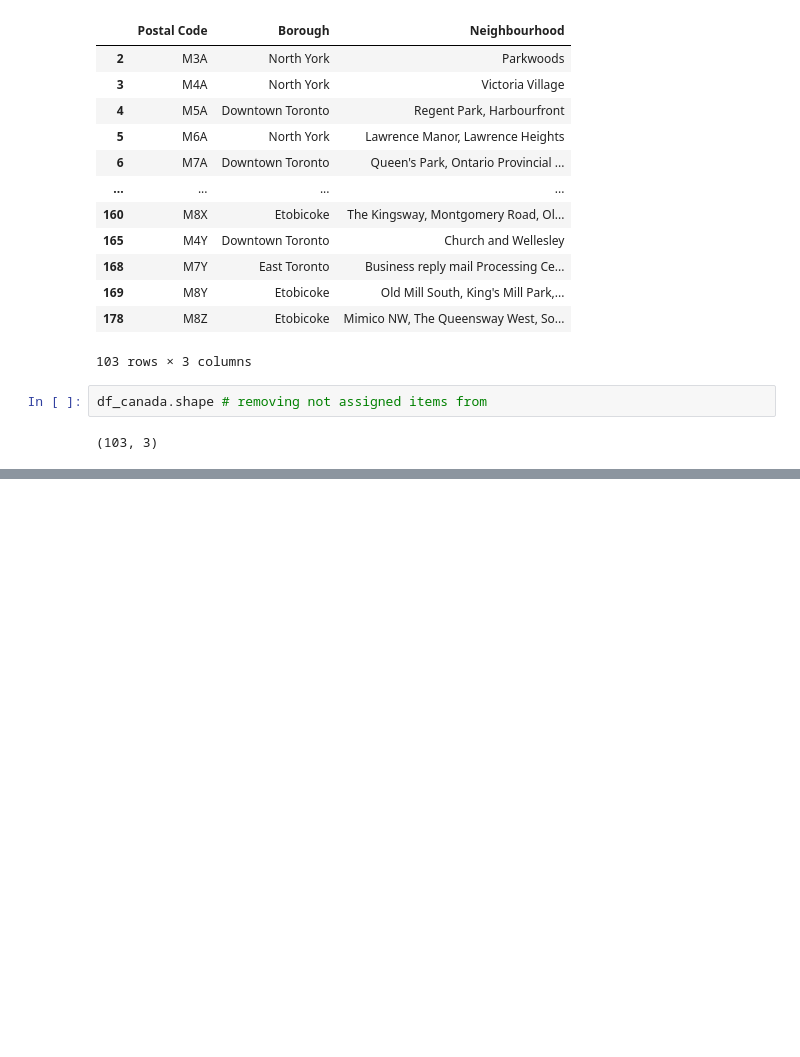
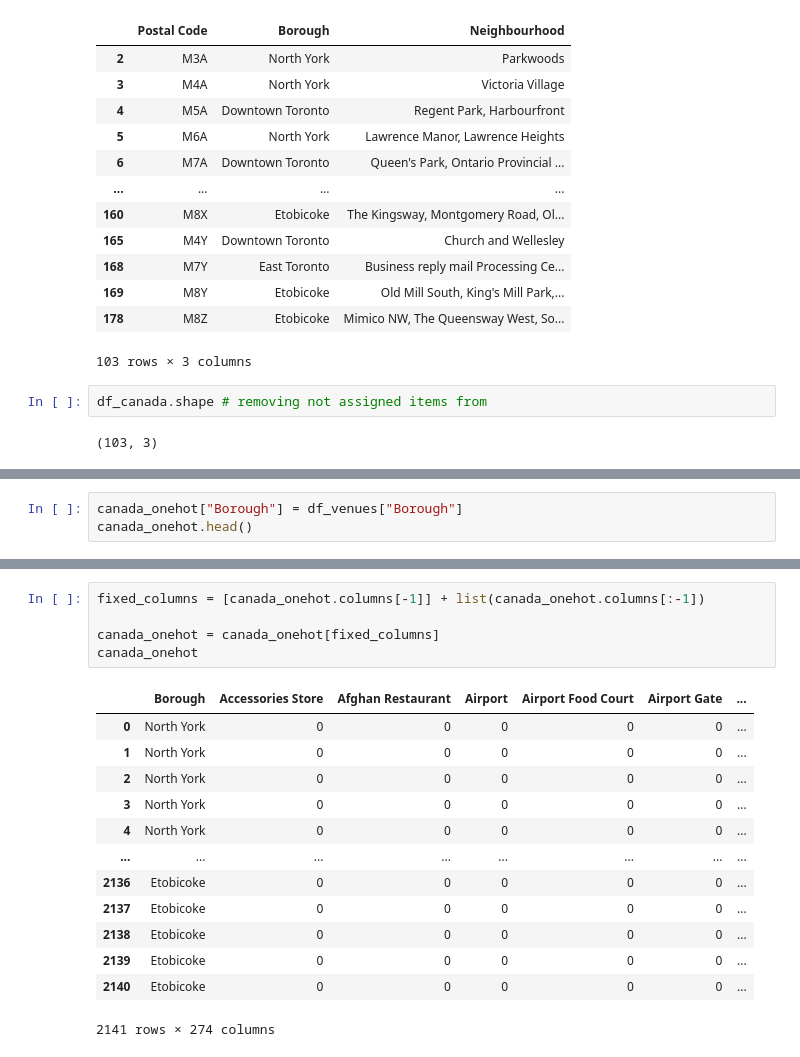
Before and after one commit to phereafter/Coursera_Capstone, a Jupyter notebook: Capstone project_week3.ipynb, the cells around one changed output, grey strips where cells are left out. Cells and saved outputs as stored; diff of their text form; blank space fills up the shorter version.

```diff
--- a/Capstone project_week3.ipynb
+++ b/Capstone project_week3.ipynb
@@ -67,0 +239,3 @@ df_canada.shape # removing not assigned items from
+# %%
+canada_onehot["Borough"] = df_venues["Borough"]
+canada_onehot.head()
@@ -67,0 +250,19 @@ df_canada.shape # removing not assigned items from
+# %%
+fixed_columns = [canada_onehot.columns[-1]] + list(canada_onehot.columns[:-1])
+
+canada_onehot = canada_onehot[fixed_columns]
+canada_onehot
+# %% [output]
+|  | Borough | Accessories Store | Afghan Restaurant | Airport | Airport Food Court | Airport Gate | ... |
+| 0 | North York | 0 | 0 | 0 | 0 | 0 | ... |
+| 1 | North York | 0 | 0 | 0 | 0 | 0 | ... |
+| 2 | North York | 0 | 0 | 0 | 0 | 0 | ... |
+| 3 | North York | 0 | 0 | 0 | 0 | 0 | ... |
+| 4 | North York | 0 | 0 | 0 | 0 | 0 | ... |
+| ... | ... | ... | ... | ... | ... | ... | ... |
+| 2136 | Etobicoke | 0 | 0 | 0 | 0 | 0 | ... |
+| 2137 | Etobicoke | 0 | 0 | 0 | 0 | 0 | ... |
+| 2138 | Etobicoke | 0 | 0 | 0 | 0 | 0 | ... |
+| 2139 | Etobicoke | 0 | 0 | 0 | 0 | 0 | ... |
+| 2140 | Etobicoke | 0 | 0 | 0 | 0 | 0 | ... |
+2141 rows × 274 columns
```
Also changed, not shown: parts of 29 cells of this notebook.
